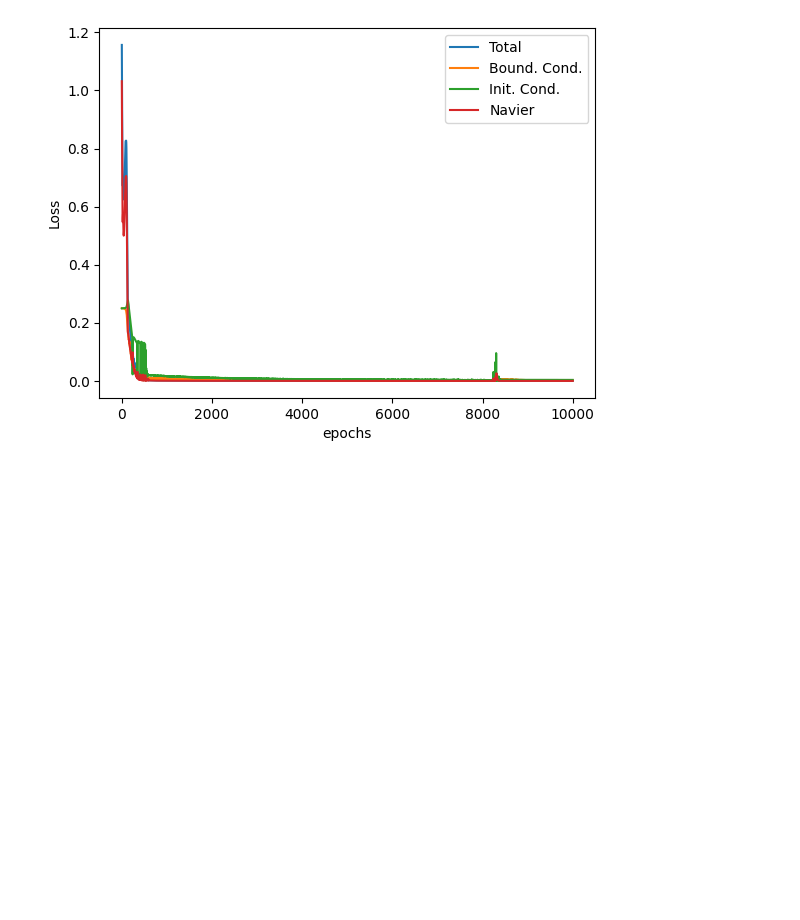
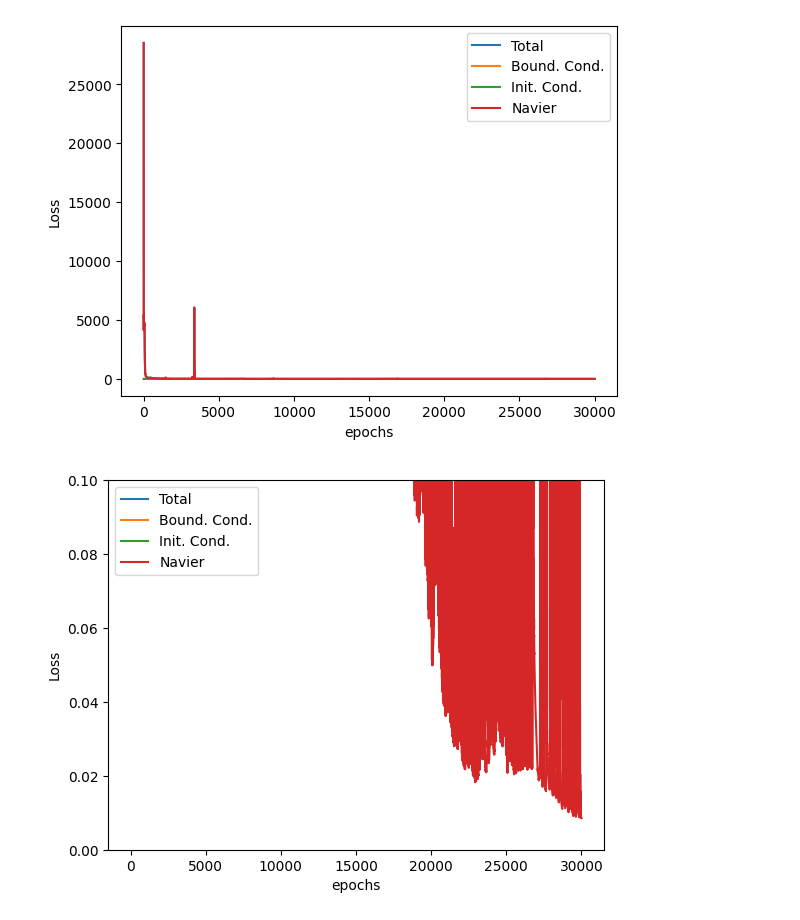
Before and after one commit to MtTake/PINNs, a Jupyter notebook: 2D_Navier_Eq_light_0_1.ipynb, the cells around one changed output. Drawn from its saved outputs; the diff is of its cells as text; code cells hidden in the pictures; blank space fills up the shorter version.

```diff
--- a/2D_Navier_Eq_light_0_1.ipynb
+++ b/2D_Navier_Eq_light_0_1.ipynb
@@ -121,3 +149,11 @@ np.random.seed(111)
+# %%
+# 物理定数
+E = 206 * 10^9 # [Pa] ヤング率
+G = 79 * 10^9  # [Pa] せん断弾性係数
+nu = 0.3       #      ポアソン比
+
+size = 0.1     # [m]　平板サイズ
+Fphy = 100     # [N]　入力荷重
 # %%
 num_points = 100
 
@@ -185,8 +221,13 @@ def loss_function(model, x_bc, u_bc, x_ic, f_ic):
     # 初期条件損失
     ic_pred = model(x_ic)                               # MLPを通す
     fx_ic_pred = ic_pred[:, 4]                         # 荷重を抽出
-    fy_ic_pred = ic_pred[:, 4]                         # 荷重を抽出
-    loss_ic = torch.mean((fx_ic_pred - f_ic[:0])**2 + (fy_ic_pred - f_ic[:1])**2)
+    fy_ic_pred = ic_pred[:, 5]                         # 荷重を抽出
+    loss_ic = 0.5 * (torch.mean((fx_ic_pred - f_ic[:,0])**2) + torch.mean((fy_ic_pred - f_ic[:,1])**2))
+
+    # print('fx_ic_pred=', fx_ic_pred)
+    # print('fy_ic_pred=', fy_ic_pred)
+    # print('loss_ic=', loss_ic)
+    # print('loss_bc=', loss_bc)
 
     return loss_bc, loss_ic
 # %%
@@ -213,11 +254,12 @@ def generate_data(num_points):
     return gen_data
 
 # ハイパーパラメータ
-num_epochs = 10000
+# num_epochs = 10000
+num_epochs = 30000
 learning_rate = 0.001
 
-L = 1.0  # 空間範囲
-FX = 1.0  # 荷重
+L = 1.0  # 正規化空間範囲
+FX = 1.0  # 正規化荷重
 N_bc = 100
 N_ic = 100
 
@@ -339,7 +381,7 @@ for epoch in range(num_epochs):
 
     # Navierの残差を計算
     u_xx, u_yy, u_e = derivatives(re_ux, re_ex, x)
-    derivatives_residual = u_xx + u_yy + 1/(1-2*0.3)*(u_e.sum(dim=1)) + (re_fx.sum(dim=1))
+    derivatives_residual = G * (size**2 * (u_xx + u_yy) + 1/(1-2*nu)*(u_e.sum(dim=1))) + Fphy * (re_fx.sum(dim=1))
 
     # 損失を計算
     loss_nav = torch.mean(derivatives_residual**2)
@@ -369,6 +411,6 @@ for epoch in range(num_epochs):
     loss.backward()
     optimizer.step()
 
-    if epoch % 200 == 0:
-        print(f'Epoch {epoch}, Loss: {loss.item()}')
+    if epoch % 1000 == 0:
+        print(f'Epoch {epoch}, Total Loss: {loss.item()}, Navier Loss: {loss_nav.item()}, IC Loss: {loss_ic.item()}, BC Loss: {loss_bc.item()}')
 # %% [output]
@@ -392,15 +434,28 @@ Epoch 9800, Loss: 0.00010298452980350703
 # %%
 import matplotlib.pyplot as plt
 plt.plot(range(1, len(total_error_record)+1),total_error_record,label="Total")
 plt.plot(range(1, len(bc_error_record)+1),bc_error_record,label="Bound. Cond.")
 plt.plot(range(1, len(ic_error_record)+1),ic_error_record,label="Init. Cond.")
 plt.plot(range(1, len(nav_error_record)+1),nav_error_record,label="Navier")
 plt.legend()
 
 plt.xlabel("epochs")
 plt.ylabel("Loss")
 plt.show()
+
+# y軸の範囲を指定
+plt.plot(range(1, len(total_error_record)+1),total_error_record,label="Total")
+plt.plot(range(1, len(bc_error_record)+1),bc_error_record,label="Bound. Cond.")
+plt.plot(range(1, len(ic_error_record)+1),ic_error_record,label="Init. Cond.")
+plt.plot(range(1, len(nav_error_record)+1),nav_error_record,label="Navier")
+plt.legend()
+
+plt.xlabel("epochs")
+plt.ylabel("Loss")
+plt.ylim(0, 0.1) # 最小値と最大値を指定
+plt.show()
 # %% [output]
-[figure, old version]
+[figure, new version]
+[figure, added]
 # %%
 # 境界条件と初期条件のサンプル
```
Also changed, not shown: parts of 6 cells of this notebook.
